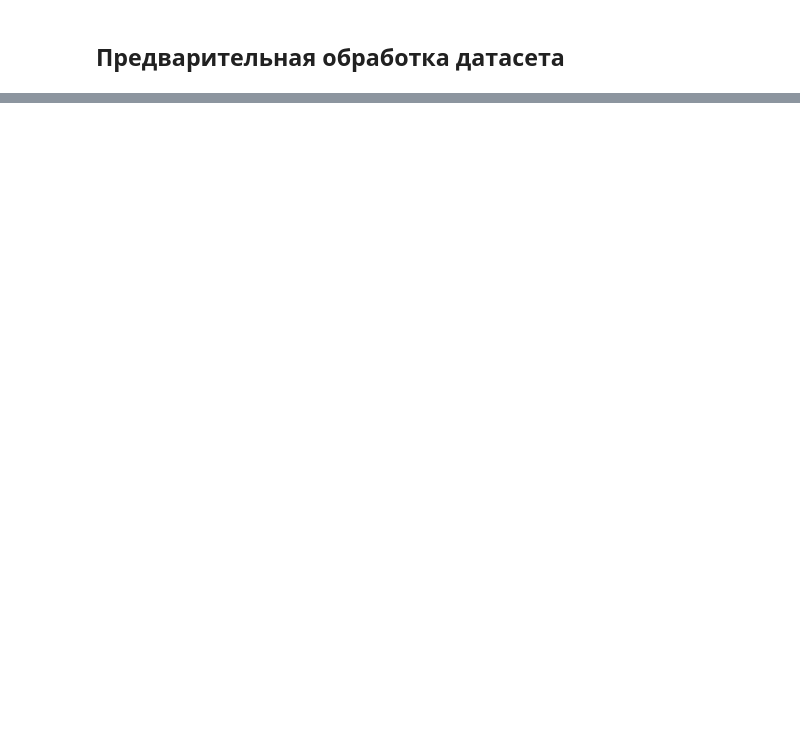
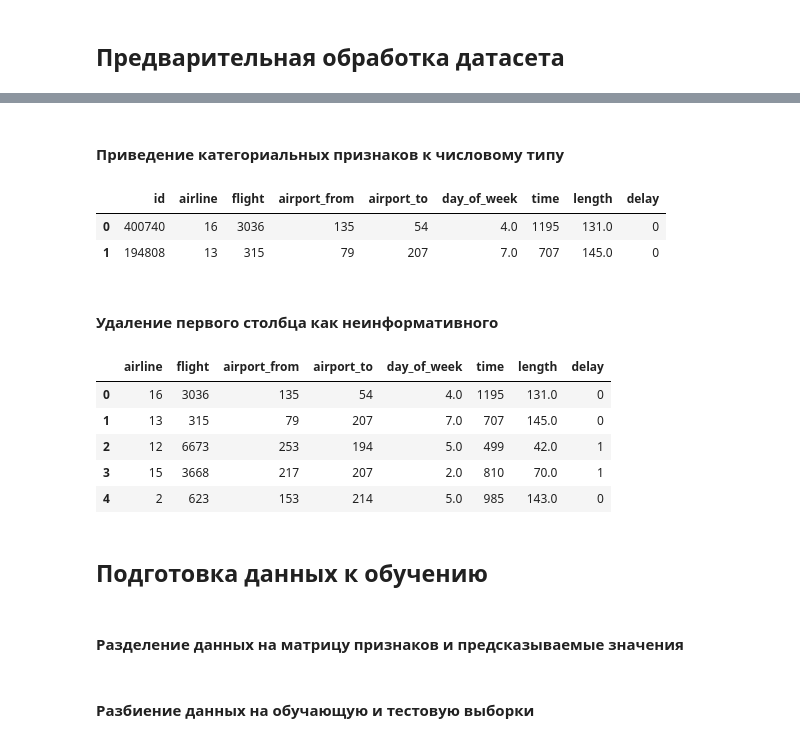
Before and after one commit to kurpenok/omstu, a Jupyter notebook: semester_4/machine_learning/task_4/main.ipynb, the cells around one changed output, grey strips where cells are left out. Saved outputs shown, nothing was run; the diff lists cells and outputs as text; code cells hidden in the pictures; blank space fills up the shorter version.

```diff
--- a/semester_4/machine_learning/task_4/main.ipynb
+++ b/semester_4/machine_learning/task_4/main.ipynb
@@ -59,0 +99,18 @@ memory usage: 27.5+ MB
+# %% [markdown]
+#### Приведение категориальных признаков к числовому типу
+# %%
+label_encoder = LabelEncoder()
+# %%
+df["airline"] = label_encoder.fit_transform(df["airline"])
+# %%
+df["airport_from"] = label_encoder.fit_transform(df["airport_from"])
+# %%
+df["airport_to"] = label_encoder.fit_transform(df["airport_to"])
+# %%
+df.head(2)
+# %% [output]
+|  | id | airline | flight | airport_from | airport_to | day_of_week | time | length | delay |
+| 0 | 400740 | 16 | 3036 | 135 | 54 | 4.0 | 1195 | 131.0 | 0 |
+| 1 | 194808 | 13 | 315 | 79 | 207 | 7.0 | 707 | 145.0 | 0 |
+# %% [markdown]
+#### Удаление первого столбца как неинформативного
@@ -59,0 +119,13 @@ memory usage: 27.5+ MB
+# %%
+df.head()
+# %% [output]
+|  | airline | flight | airport_from | airport_to | day_of_week | time | length | delay |
+| 0 | 16 | 3036 | 135 | 54 | 4.0 | 1195 | 131.0 | 0 |
+| 1 | 13 | 315 | 79 | 207 | 7.0 | 707 | 145.0 | 0 |
+| 2 | 12 | 6673 | 253 | 194 | 5.0 | 499 | 42.0 | 1 |
+| 3 | 15 | 3668 | 217 | 207 | 2.0 | 810 | 70.0 | 1 |
+| 4 | 2 | 623 | 153 | 214 | 5.0 | 985 | 143.0 | 0 |
+# %% [markdown]
+## Подготовка данных к обучению
+# %% [markdown]
+#### Разделение данных на матрицу признаков и предсказываемые значения
@@ -59,0 +135,2 @@ memory usage: 27.5+ MB
+# %% [markdown]
+#### Разбиение данных на обучающую и тестовую выборки
```
Also changed, not shown: parts of 59 cells of this notebook.
